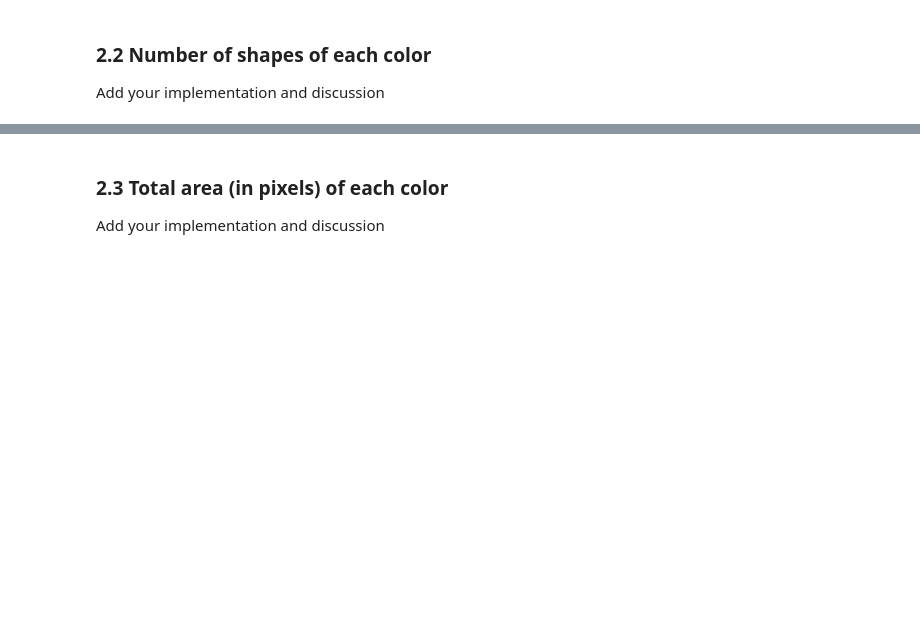
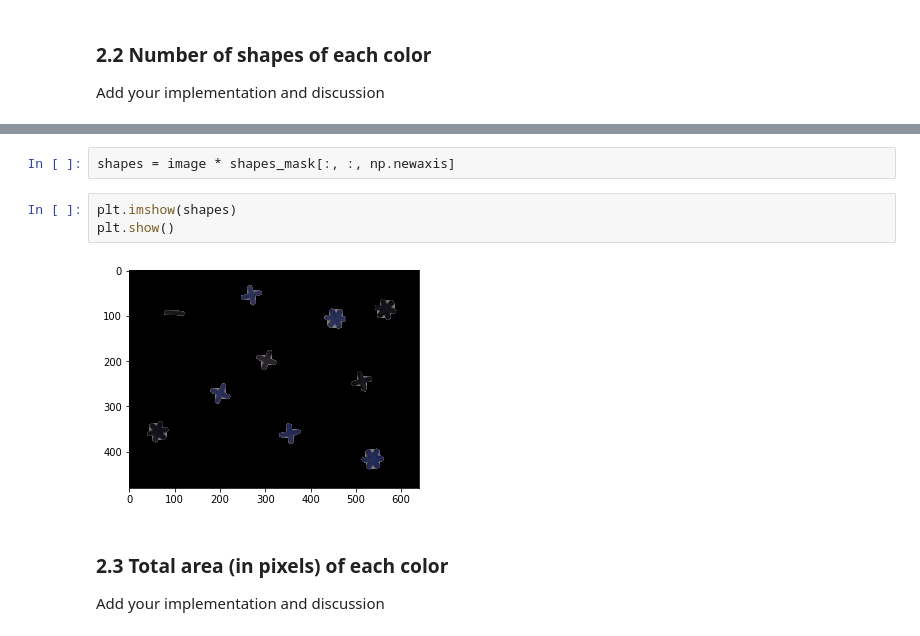
Before and after one commit to oganesManasian/Image-analysis-and-pattern-recognition, a Jupyter notebook: labs/lab_01_segmentation.ipynb, the cells around one changed output, grey strips where cells are left out. Saved outputs shown, nothing was run; the diff lists cells and outputs as text; blank space fills up the shorter version.

```diff
--- a/labs/lab_01_segmentation.ipynb
+++ b/labs/lab_01_segmentation.ipynb
@@ -96,3 +138,10 @@ Add your implementation and discussion
+# %%
+shapes = image * shapes_mask[:, :, np.newaxis]
+# %%
+plt.imshow(shapes)
+plt.show()
+# %% [output]
+[figure, added]
 # %% [markdown]
 ### 2.3 Total area (in pixels) of each color
 Add your implementation and discussion
```
Also changed, not shown: parts of 14 cells of this notebook.
